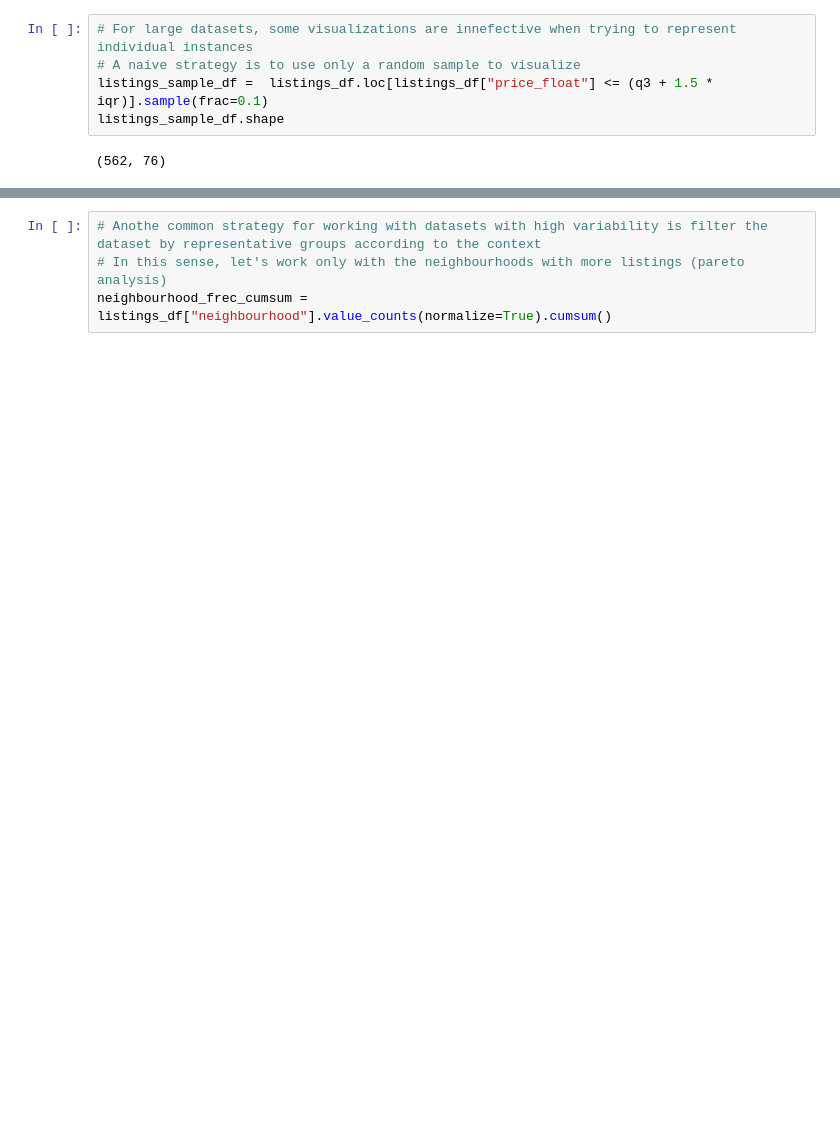
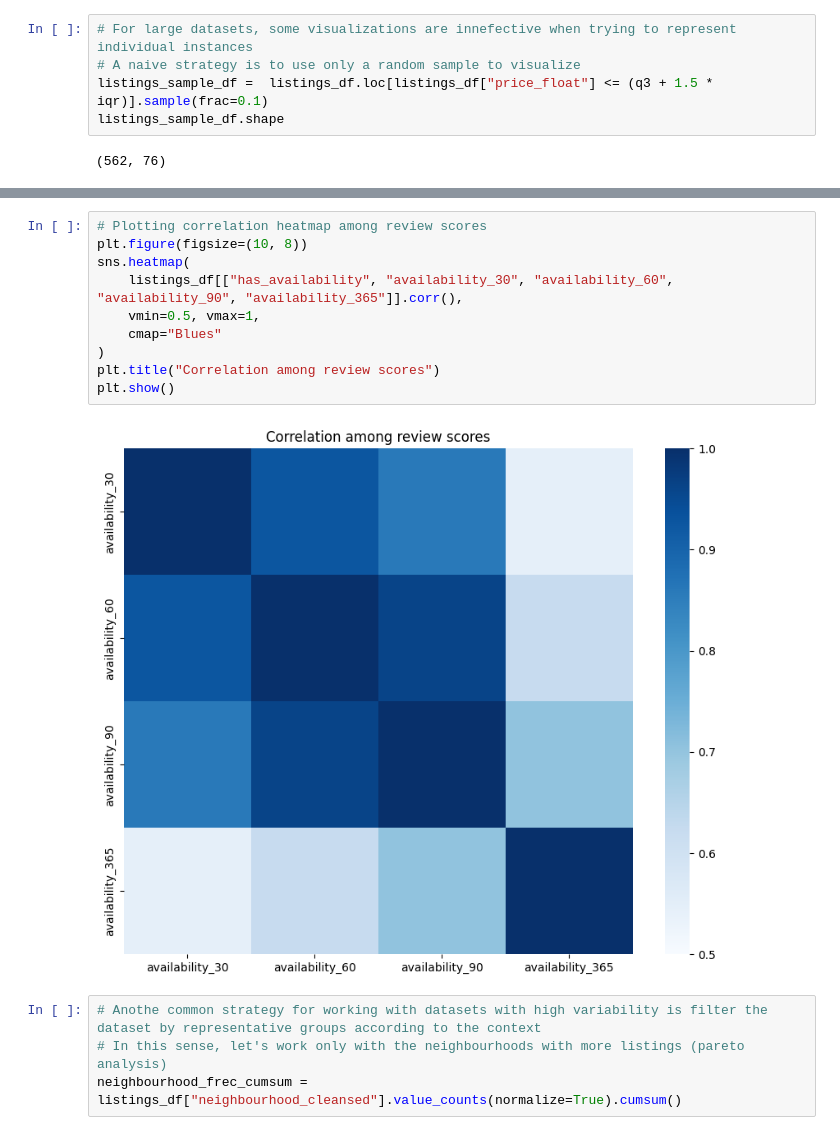
Before and after one commit to ingoscargiraldor/CDA, a Jupyter notebook: airbnb/eda.ipynb, the cells around one changed output, grey strips where cells are left out. Saved outputs shown, nothing was run; the diff lists cells and outputs as text; blank space fills up the shorter version.

```diff
--- a/airbnb/eda.ipynb
+++ b/airbnb/eda.ipynb
@@ -545,7 +574,19 @@ plt.show()
+# %%
+# Plotting correlation heatmap among review scores
+plt.figure(figsize=(10, 8))
+sns.heatmap(
+    listings_df[["has_availability", "availability_30", "availability_60", "availability_90", "availability_365"]].corr(),
+    vmin=0.5, vmax=1,
+    cmap="Blues"
+)
+plt.title("Correlation among review scores")
+plt.show()
+# %% [output]
+[figure, added]
 # %%
 # Anothe common strategy for working with datasets with high variability is filter the dataset by representative groups according to the context
 # In this sense, let's work only with the neighbourhoods with more listings (pareto analysis)
-neighbourhood_frec_cumsum = listings_df["neighbourhood"].value_counts(normalize=True).cumsum()
+neighbourhood_frec_cumsum = listings_df["neighbourhood_cleansed"].value_counts(normalize=True).cumsum()
 # %%
 # Plotting pareto analysis for neighbourhood frecuency
 plt.figure(figsize=(20, 8))
```
Also changed, not shown: parts of 13 cells of this notebook.
